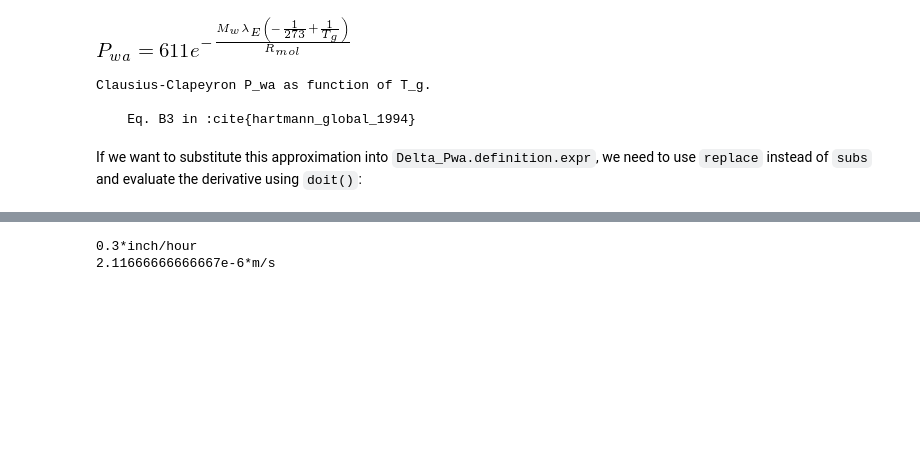
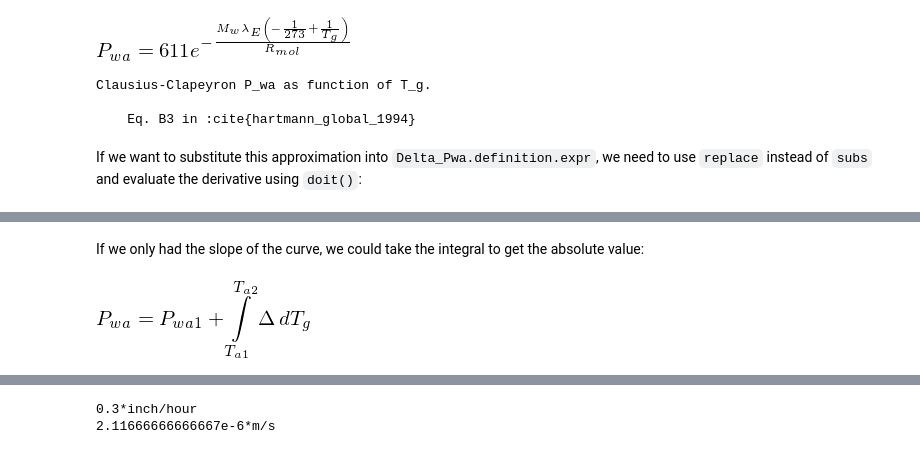
Before and after one commit to schymans/ESSM_jupyter_examples, a Jupyter notebook: api_documentation_master.ipynb, the cells around one changed output, grey strips where cells are left out. Drawn from its saved outputs; the diff is of its cells as text; code cells hidden in the pictures; blank space fills up the shorter version.

```diff
--- a/api_documentation_master.ipynb
+++ b/api_documentation_master.ipynb
@@ -425,0 +614,25 @@ plot_expr(expr.subs(Variable.__defaults__), T_g, Delta_Pwa, 273, 373)
+# %% [markdown]
+If we only had the slope of the curve, we could take the integral to get the absolute value:
+# %%
+from sympy import Integral
+class T_a1(Variable):
+    """Air temperature"""
+    unit = kelvin
+    latex_name = r'T_{a1}'
+
+class T_a2(Variable):
+    """Air temperature"""
+    unit = kelvin
+    latex_name = r'T_{a2}'
+
+class P_wa1(Variable):
+    """P_wa at T1"""
+    unit = pascal
+    latex_name = r'P_{wa1}'
+
+class eq_Pwa_Delta(Equation):
+    """P_wa deduced from the integral of Delta"""
+    expr = Eq(P_wa, P_wa1 + Integral(Delta_Pwa, (T_g, T_a1, T_a2)))
+display(eq_Pwa_Delta)
+# %% [output]
+[figure, added]
```
Also changed, not shown: parts of 37 cells of this notebook.
